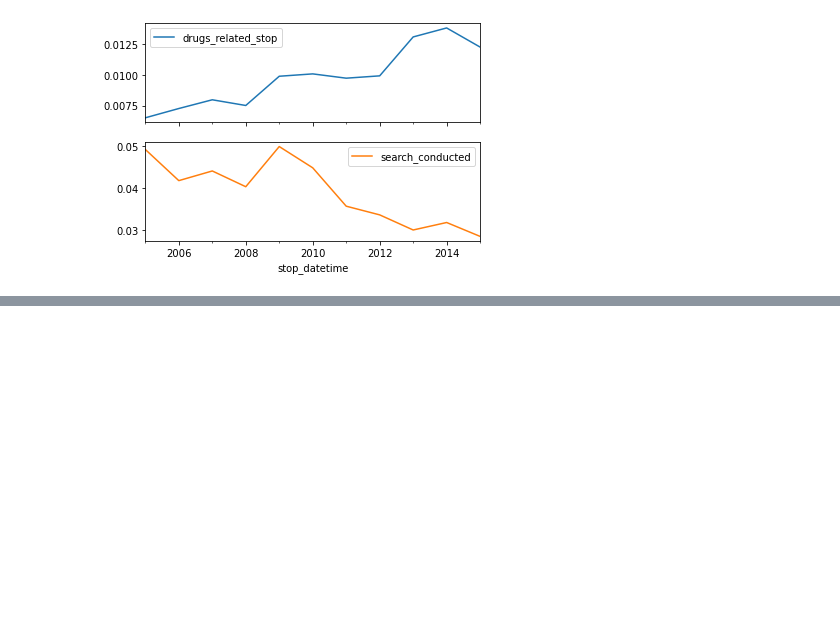
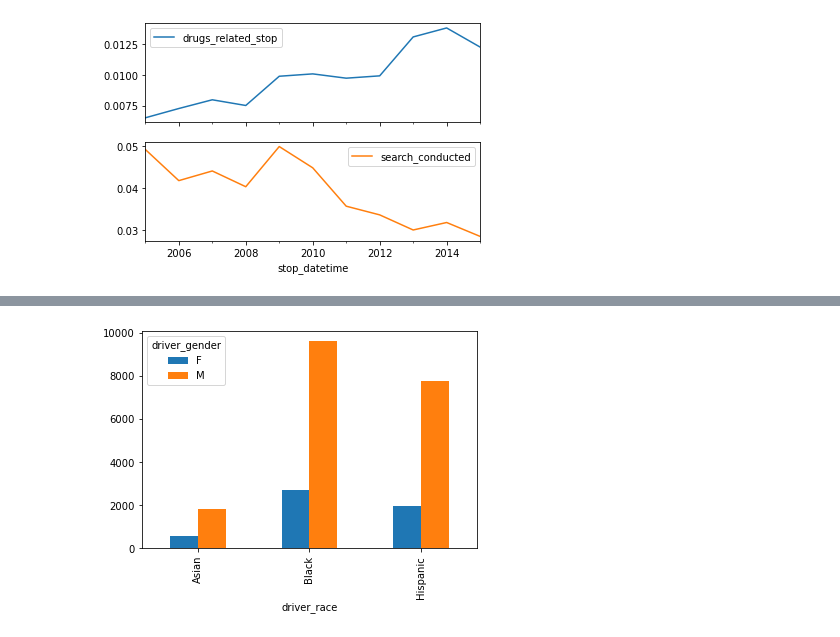
Before and after one commit to chngchn/DataCamp_AnalyzingPoliceActivity, a Jupyter notebook: Analysis.ipynb, the cells around one changed output, grey strips where cells are left out. Saved outputs shown, nothing was run; the diff lists cells and outputs as text; code cells hidden in the pictures; blank space fills up the shorter version.

```diff
--- a/Analysis.ipynb
+++ b/Analysis.ipynb
@@ -589,0 +604,2 @@ plt.show()
+# %%
+table = pd.crosstab(ri.driver_race, ri.driver_gender)
@@ -589,0 +614,7 @@ plt.show()
+# %%
+table2 = table.loc['Asian': 'Hispanic']
+
+table2.plot(kind = 'bar')
+plt.show()
+# %% [output]
+[figure, added]
```
Also changed, not shown: parts of 57 cells of this notebook.
